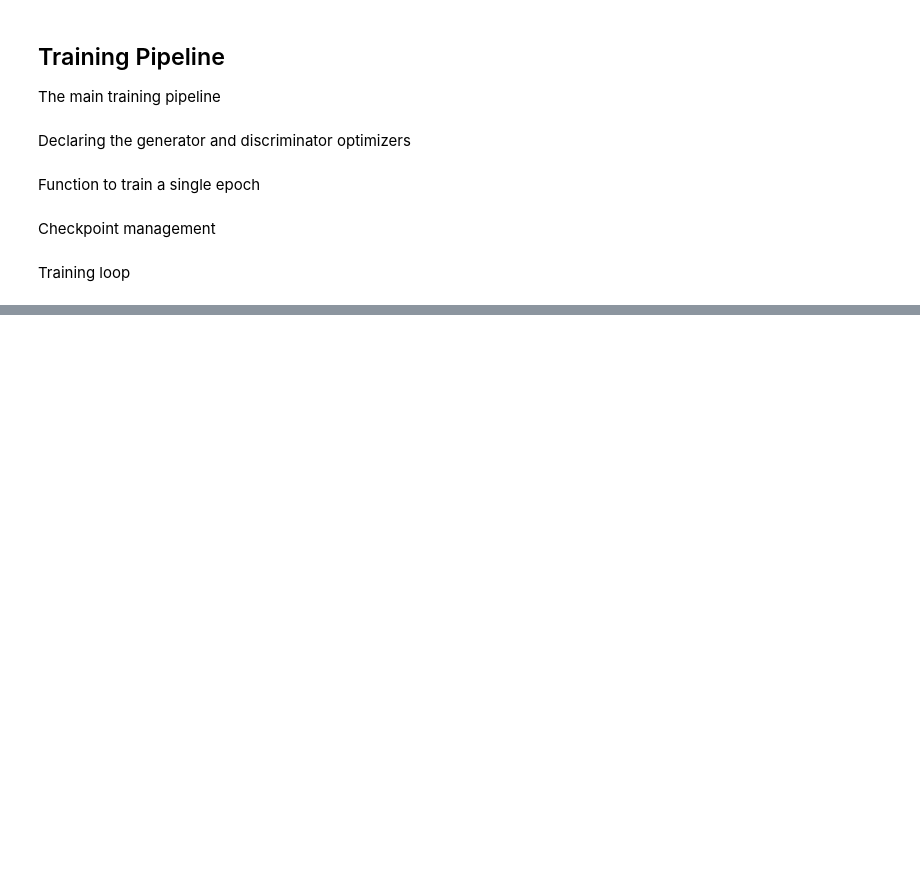
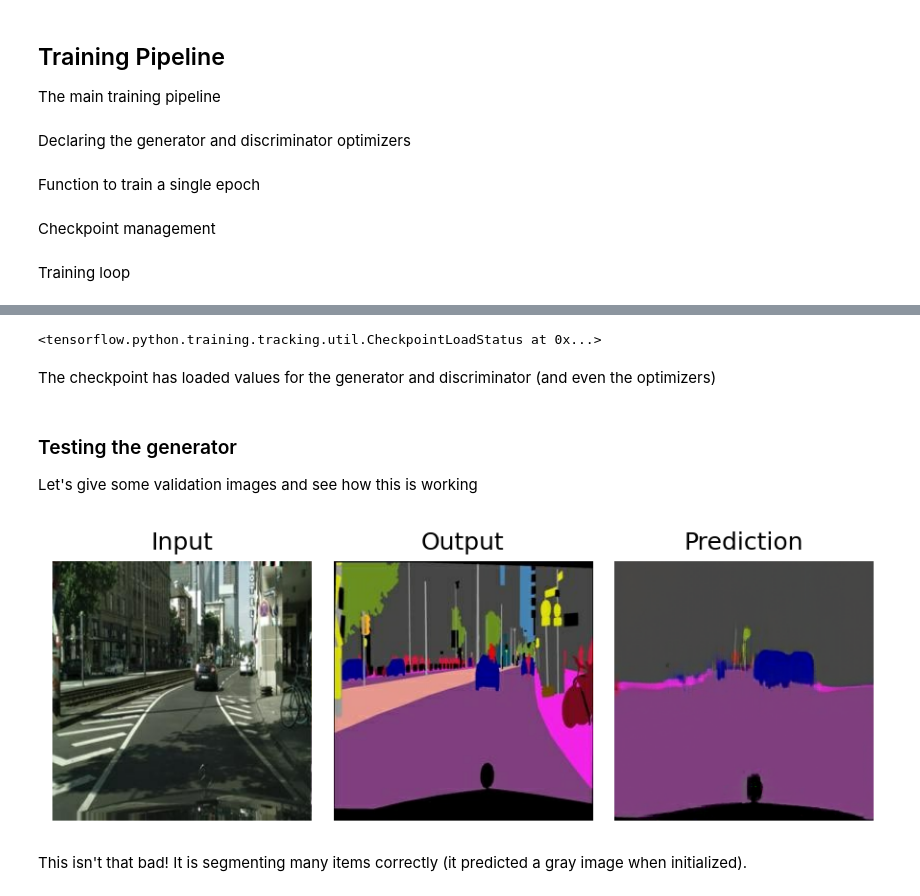
Before and after one commit to TheProjectsGuy/CV22-Project-Zen, a Jupyter notebook: pix2pix_tutorial.ipynb, the cells around one changed output, grey strips where cells are left out. Cells and saved outputs as stored; diff of their text form; code cells hidden in the pictures; blank space fills up the shorter version.

```diff
--- a/pix2pix_tutorial.ipynb
+++ b/pix2pix_tutorial.ipynb
@@ -693,0 +718,6 @@ for epoch in tqdm(range(NUM_EPOCHS)):
+# %%
+ckpt_handler.restore(tf.train.latest_checkpoint(CHECKPOINT_DIR))
+# %% [output]
+<tensorflow.python.training.tracking.util.CheckpointLoadStatus at 0x...>
+# %% [markdown]
+The checkpoint has loaded values for the generator and discriminator (and even the optimizers)
@@ -693,0 +726,37 @@ for epoch in tqdm(range(NUM_EPOCHS)):
+# %% [markdown]
+### Testing the generator
+
+Let's give some validation images and see how this is working
+# %%
+i = 50
+test_iter = iter(testing_dataset)
+for _ in range(i+1):
+    timg = next(test_iter)
+gen_in = timg[0]    # Input image
+gen_out = timg[1]   # Expected output (prediction) from generator
+# Forward pass the input through generator
+gen_pred = gen_model(gen_in)
+# %%
+in_img = np.array(((gen_in + 1)*255/2), np.uint8)[0]
+pred_img = np.array(((gen_pred + 1)*255/2), np.uint8)[0]
+out_img = np.array(((gen_out + 1)*255/2), np.uint8)[0]
+# Show the images
+plt.figure(dpi=150)
+plt.subplot(1,3,1)
+plt.title("Input")
+plt.imshow(in_img)
+plt.axis('off')
+plt.subplot(1,3,2)
+plt.title("Output")
+plt.imshow(out_img)
+plt.axis('off')
+plt.subplot(1,3,3)
+plt.title("Prediction")
+plt.imshow(pred_img)
+plt.axis('off')
+plt.tight_layout()
+plt.show()
+# %% [output]
+[figure, added]
+# %% [markdown]
+This isn't that bad! It is segmenting many items correctly (it predicted a gray image when initialized).
```
Also changed, not shown: parts of 13 cells of this notebook, 6 other files.
